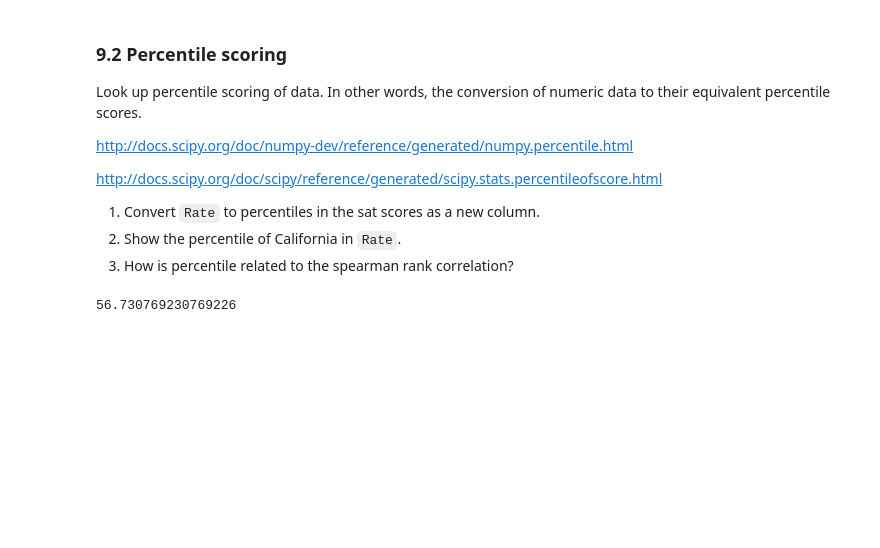
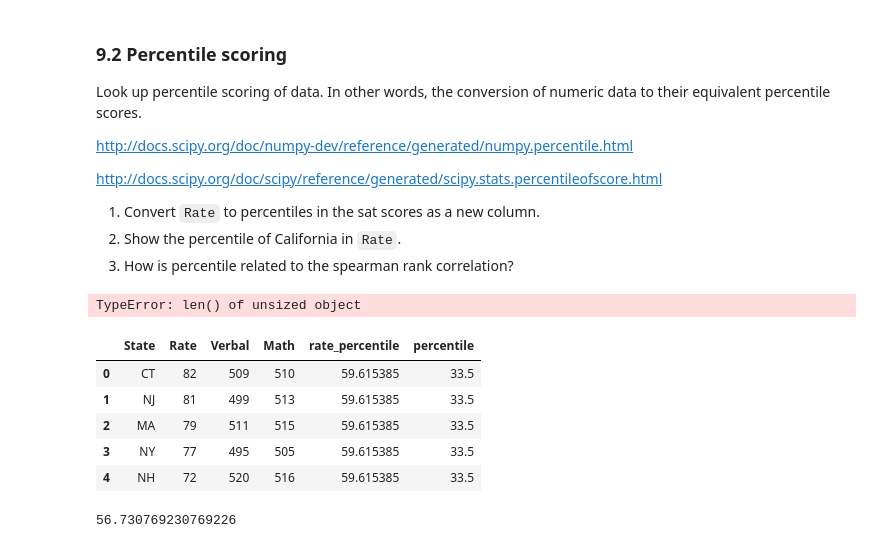
Before and after one commit to zeronoun/general_assembly_dsi_project2, a Jupyter notebook: project-02-v2-starter-code.ipynb, the cells around one changed output. Cells and saved outputs as stored; diff of their text form; code cells hidden in the pictures; blank space fills up the shorter version.

```diff
--- a/project-02-v2-starter-code.ipynb
+++ b/project-02-v2-starter-code.ipynb
@@ -1019,9 +1019,22 @@ http://docs.scipy.org/doc/scipy/reference/generated/scipy.stats.percentileofscor
 # %%
 from scipy.stats import percentileofscore
 # %%
-pctrank = lambda x: pd.Series(x).rank(pct=True).iloc[-1]
+# pctrank = lambda x: percentileofscore(x, .5)
 
-sat_scores_df['percentile'] = sat_scores_df['Rate'].apply(pctrank)
+# sat_scores_df['percentile'] = sat_scores_df['Rate'].apply(pctrank)
+# %% [output]
+TypeError: len() of unsized object
+# %%
+sat_scores_df['percentile'] = sat_scores_df['Rate'].quantile(.5)
+# %%
+sat_scores_df.head()
+# %% [output]
+|  | State | Rate | Verbal | Math | rate_percentile | percentile |
+| 0 | CT | 82 | 509 | 510 | 59.615385 | 33.5 |
+| 1 | NJ | 81 | 499 | 513 | 59.615385 | 33.5 |
+| 2 | MA | 79 | 511 | 515 | 59.615385 | 33.5 |
+| 3 | NY | 77 | 495 | 505 | 59.615385 | 33.5 |
+| 4 | NH | 72 | 520 | 516 | 59.615385 | 33.5 |
 # %%
 # 2.
 percentileofscore(sat_scores_df['Rate'], sat_scores_df.ix[23,'Rate'])
```
Also changed, not shown: parts of 1 cell of this notebook.
